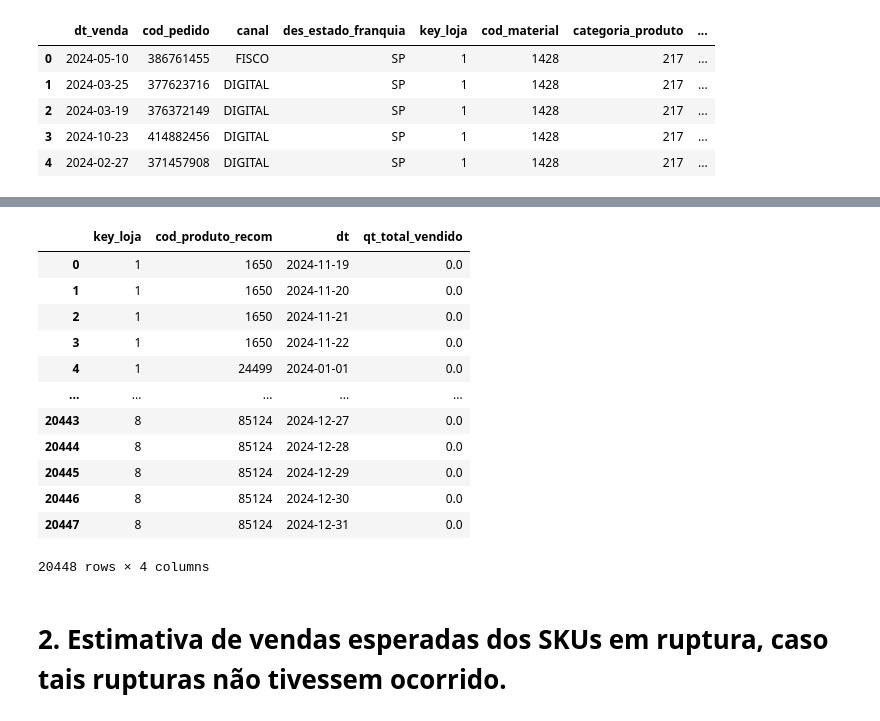
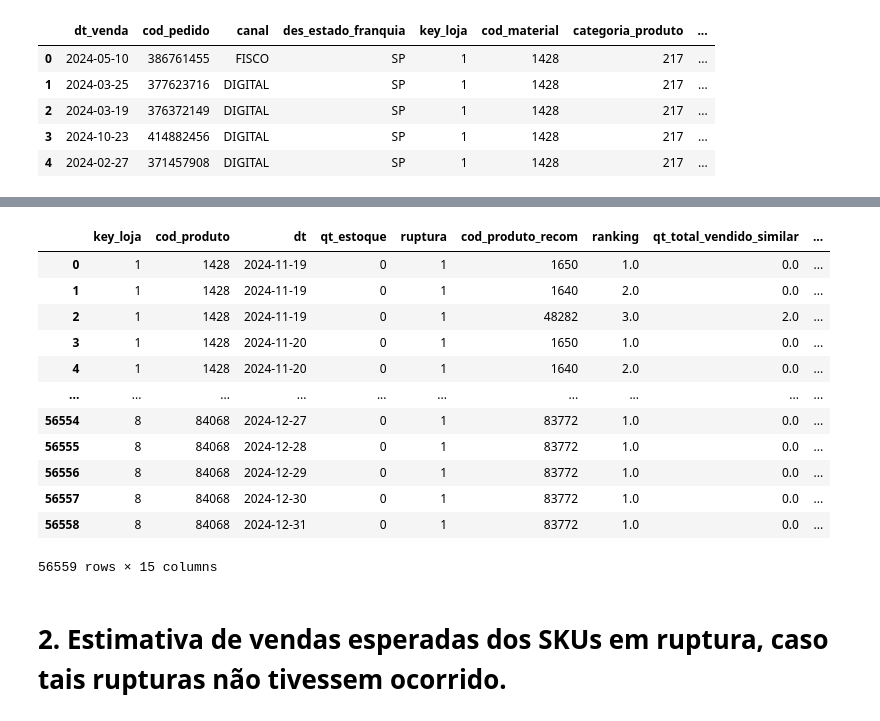
Before and after one commit to MaxwellPaparelli/Case, a Jupyter notebook: notebooks/notebook_case.ipynb, the cells around one changed output, grey strips where cells are left out. Drawn from its saved outputs; the diff is of its cells as text; code cells hidden in the pictures.

```diff
--- a/notebooks/notebook_case.ipynb
+++ b/notebooks/notebook_case.ipynb
@@ -182,7 +183,7 @@ df_estoques_ruptura.head()
 | 1217 | 1 | 22230 | 2024-01-01 | 0 | 1 |
 # %%
 df_similares = df_similares.sort_values(['cod_material','ranking'])
-df_similares = df_similares[df_similares['ranking']==1]
+# df_similares = df_similares[df_similares['ranking']==1]
 df_similares = df_similares.rename(columns={'cod_material': 'cod_produto', 'cod_material_recom': 'cod_produto_recom'})
 df_similares.head()
 # %% [output]
@@ -216,5 +217,5 @@ df_estoques_ruptura.head()
 # %%
-df_estoques_ruptura = df_estoques_ruptura.reset_index()
+df_estoques_ruptura = df_estoques_ruptura
 # %%
 df_vendas.head()
 # %% [output]
@@ -267,32 +263,56 @@ df_estoques_ruptura_10.head()
+# %%
+def rename(df, sulfix, chaves_merge):
+    df = df.rename(columns={
+    col: f'{col}{sulfix}' for col in df.columns if col not in chaves_merge})
+    return df
 # %%
-test = df_estoques_ruptura.copy()
-test['cod_produto_recom'] = test['cod_produto_recom'].astype(int)
-test = test.rename(columns={'dt_estoque': 'dt'})\
-           .merge(df_vendas_agg.rename(columns={'dt_venda': 'dt', 'cod_produto': 'cod_produto_recom'}), on=['key_loja','cod_produto_recom','dt'], how='left')
+columns_similar = {'dt_venda': 'dt', 'cod_produto': 'cod_produto_recom'}
 
-test['qt_total_vendido'] = test['qt_total_vendido'].fillna(0)
+df_vendas_agg_renomeado = df_vendas_agg.rename(columns={'dt_venda': 'dt'})
+df_vendas_agg_renomeado_similar = df_vendas_agg_renomeado.rename(columns={'cod_produto': 'cod_produto_recom'})
+
+chaves_merge = ['key_loja', 'cod_produto_recom', 'dt']
+
+df_vendas_agg_renomeado_similar = rename(df_vendas_agg_renomeado_similar, '_similar', chaves_merge)
+
+# Agora faz o merge normalmente
+df_fim = df_estoques_ruptura.copy()
+df_fim['cod_produto_recom'] = df_fim['cod_produto_recom'].astype(int)
+df_fim = df_fim.rename(columns={'dt_estoque': 'dt'})\
+             .merge(df_vendas_agg_renomeado_similar, on=chaves_merge, how='left').fillna(0)
+df_fim['incremento'] = df_fim['qt_total_vendido_similar'] - df_fim['media_movel_30d_qt_total_vendido_similar']
 
 
-# test2 = test[test['total_vendido'].notna()]
-# test2
+df_vendas_agg_renomeado_original = df_vendas_agg_renomeado.copy()
+chaves_merge = ['key_loja', 'cod_produto', 'dt']
+df_vendas_agg_renomeado_original = rename(df_vendas_agg_renomeado_original, '_original', chaves_merge)
 
-substituicao = test.groupby(['key_loja','cod_produto_recom','dt'])['qt_total_vendido'].sum().reset_index()
 
-# Exibindo os resultados
-substituicao
+df_fim = df_fim.merge(df_vendas_agg_renomeado_original, on=chaves_merge, how='left').fillna(0)
+df_fim['tx_substituição'] = np.where(
+    (df_fim['incremento'] == 0) & (df_fim['media_movel_30d_qt_total_vendido_original'] == 0),
+    0,  # Caso ambos sejam 0
+    np.where(
+        df_fim['media_movel_30d_qt_total_vendido_original'] == 0,
+        1,  # Caso só a media_movel_7d_qt_total_vendido_original seja 0
+        df_fim['incremento'] / df_fim['media_movel_30d_qt_total_vendido_original']  # Caso contrário, faz a divisão
+    )
+)
+
+df_fim
 # %% [output]
-|  | key_loja | cod_produto_recom | dt | qt_total_vendido |
-| 0 | 1 | 1650 | 2024-11-19 | 0.0 |
-| 1 | 1 | 1650 | 2024-11-20 | 0.0 |
-| 2 | 1 | 1650 | 2024-11-21 | 0.0 |
-| 3 | 1 | 1650 | 2024-11-22 | 0.0 |
-| 4 | 1 | 24499 | 2024-01-01 | 0.0 |
-| ... | ... | ... | ... | ... |
-| 20443 | 8 | 85124 | 2024-12-27 | 0.0 |
-| 20444 | 8 | 85124 | 2024-12-28 | 0.0 |
-| 20445 | 8 | 85124 | 2024-12-29 | 0.0 |
-| 20446 | 8 | 85124 | 2024-12-30 | 0.0 |
-| 20447 | 8 | 85124 | 2024-12-31 | 0.0 |
+|  | key_loja | cod_produto | dt | qt_estoque | ruptura | cod_produto_recom | ranking | qt_total_vendido_similar | ... |
+| 0 | 1 | 1428 | 2024-11-19 | 0 | 1 | 1650 | 1.0 | 0.0 | ... |
+| 1 | 1 | 1428 | 2024-11-19 | 0 | 1 | 1640 | 2.0 | 0.0 | ... |
+| 2 | 1 | 1428 | 2024-11-19 | 0 | 1 | 48282 | 3.0 | 2.0 | ... |
+| 3 | 1 | 1428 | 2024-11-20 | 0 | 1 | 1650 | 1.0 | 0.0 | ... |
+| 4 | 1 | 1428 | 2024-11-20 | 0 | 1 | 1640 | 2.0 | 0.0 | ... |
+| ... | ... | ... | ... | ... | ... | ... | ... | ... | ... |
+| 56554 | 8 | 84068 | 2024-12-27 | 0 | 1 | 83772 | 1.0 | 0.0 | ... |
+| 56555 | 8 | 84068 | 2024-12-28 | 0 | 1 | 83772 | 1.0 | 0.0 | ... |
+| 56556 | 8 | 84068 | 2024-12-29 | 0 | 1 | 83772 | 1.0 | 0.0 | ... |
+| 56557 | 8 | 84068 | 2024-12-30 | 0 | 1 | 83772 | 1.0 | 0.0 | ... |
+| 56558 | 8 | 84068 | 2024-12-31 | 0 | 1 | 83772 | 1.0 | 0.0 | ... |
-20448 rows × 4 columns
+56559 rows × 15 columns
 # %% [markdown]
 # 2.  Estimativa de vendas esperadas dos SKUs em ruptura, caso tais rupturas não tivessem ocorrido.
```
Also changed, not shown: parts of 23 cells of this notebook.
